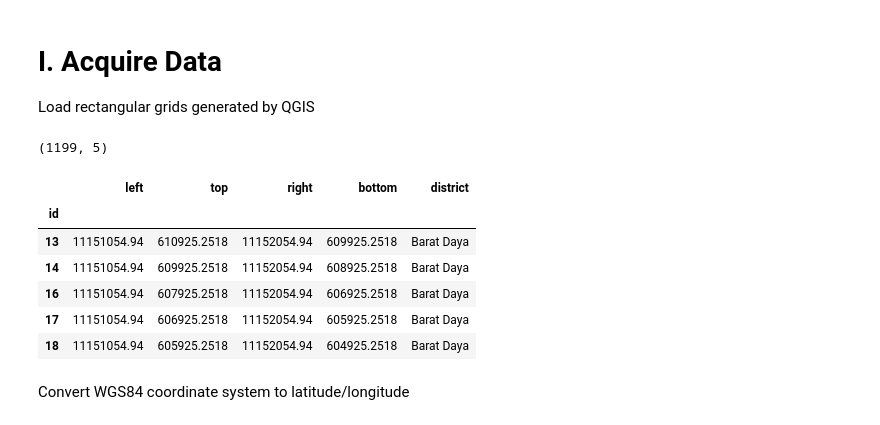
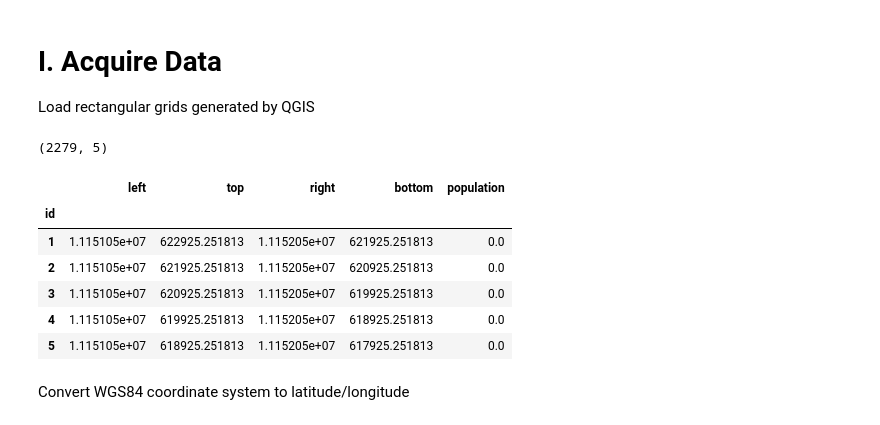
Before and after one commit to shenghaowang/asiatique, a Jupyter notebook: Penang Supermarkets Layer.ipynb, the cells around one changed output. Drawn from its saved outputs; the diff is of its cells as text; code cells hidden in the pictures.

```diff
--- a/Penang Supermarkets Layer.ipynb
+++ b/Penang Supermarkets Layer.ipynb
@@ -6,22 +6,22 @@ import time
 # I. Acquire Data
 Load rectangular grids generated by QGIS
 # %%
-grid_fp = "data/penang_grid_EPSG3857_WGS84_v3.csv"
+grid_fp = "data/penang_grid_population.csv"
 grid_df = pd.read_csv(grid_fp)
 grid_df["id"] = grid_df["id"].apply(lambda grid_id: str(grid_id))
 grid_df = grid_df.set_index("id")
 grid_df = grid_df.dropna()
 print(grid_df.shape)
 grid_df.head()
 # %% [output]
-(1199, 5)
+(2279, 5)
-|  | left | top | right | bottom | district |
+|  | left | top | right | bottom | population |
 | id |  |  |  |  |  |
-| 13 | 11151054.94 | 610925.2518 | 11152054.94 | 609925.2518 | Barat Daya |
-| 14 | 11151054.94 | 609925.2518 | 11152054.94 | 608925.2518 | Barat Daya |
-| 16 | 11151054.94 | 607925.2518 | 11152054.94 | 606925.2518 | Barat Daya |
-| 17 | 11151054.94 | 606925.2518 | 11152054.94 | 605925.2518 | Barat Daya |
-| 18 | 11151054.94 | 605925.2518 | 11152054.94 | 604925.2518 | Barat Daya |
+| 1 | 1.115105e+07 | 622925.251813 | 1.115205e+07 | 621925.251813 | 0.0 |
+| 2 | 1.115105e+07 | 621925.251813 | 1.115205e+07 | 620925.251813 | 0.0 |
+| 3 | 1.115105e+07 | 620925.251813 | 1.115205e+07 | 619925.251813 | 0.0 |
+| 4 | 1.115105e+07 | 619925.251813 | 1.115205e+07 | 618925.251813 | 0.0 |
+| 5 | 1.115105e+07 | 618925.251813 | 1.115205e+07 | 617925.251813 | 0.0 |
 # %% [markdown]
 Convert WGS84 coordinate system to latitude/longitude
 # %%
```
Also changed, not shown: parts of 11 cells of this notebook.
